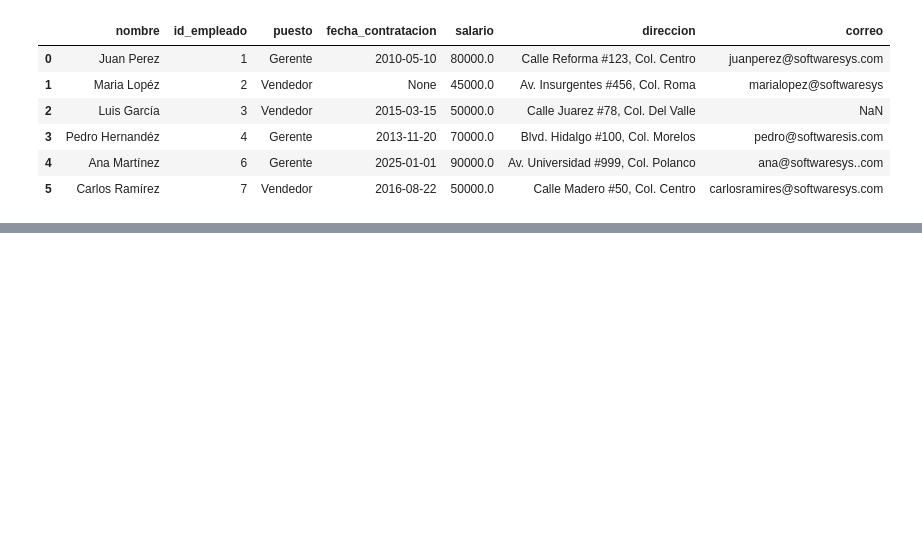
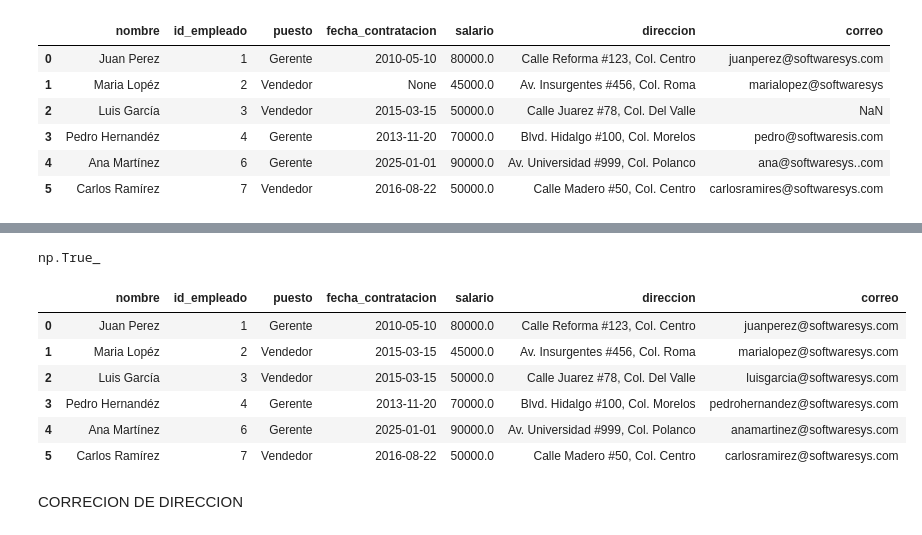
Before and after one commit to JonathanAlbertoBarrera/LimpiezaDatosPandas, a Jupyter notebook: 1-PracticaCalidadDatos/1_PracticaDatosNotebook.ipynb, the cells around one changed output, grey strips where cells are left out. Saved outputs shown, nothing was run; the diff lists cells and outputs as text; code cells hidden in the pictures; blank space fills up the shorter version.

```diff
--- a/1-PracticaCalidadDatos/1_PracticaDatosNotebook.ipynb
+++ b/1-PracticaCalidadDatos/1_PracticaDatosNotebook.ipynb
@@ -246,0 +296,18 @@ empleados_sin_dup
+# %%
+empleados_sin_dup["fecha_contratacion"].isnull().any() #normalmente eso tuve que hacer desde el principio para saber que series del dataframe tenian al menos un nulo jeje pero como visualmente se notaba ya no lo hice pero aja
+# %% [output]
+np.True_
+# %%
+empleados_sin_dup['fecha_contratacion'] = empleados_sin_dup['fecha_contratacion'].fillna('2015-03-15')
+# %%
+empleados_sin_dup
+# %% [output]
+|  | nombre | id_empleado | puesto | fecha_contratacion | salario | direccion | correo |
+| 0 | Juan Perez | 1 | Gerente | 2010-05-10 | 80000.0 | Calle Reforma #123, Col. Centro | juanperez@softwaresys.com |
+| 1 | Maria Lopéz | 2 | Vendedor | 2015-03-15 | 45000.0 | Av. Insurgentes #456, Col. Roma | marialopez@softwaresys.com |
+| 2 | Luis García | 3 | Vendedor | 2015-03-15 | 50000.0 | Calle Juarez #78, Col. Del Valle | luisgarcia@softwaresys.com |
+| 3 | Pedro Hernandéz | 4 | Gerente | 2013-11-20 | 70000.0 | Blvd. Hidalgo #100, Col. Morelos | pedrohernandez@softwaresys.com |
+| 4 | Ana Martínez | 6 | Gerente | 2025-01-01 | 90000.0 | Av. Universidad #999, Col. Polanco | anamartinez@softwaresys.com |
+| 5 | Carlos Ramírez | 7 | Vendedor | 2016-08-22 | 50000.0 | Calle Madero #50, Col. Centro | carlosramirez@softwaresys.com |
+# %% [markdown]
+CORRECION DE DIRECCION
```
Also changed, not shown: parts of 8 cells of this notebook.
